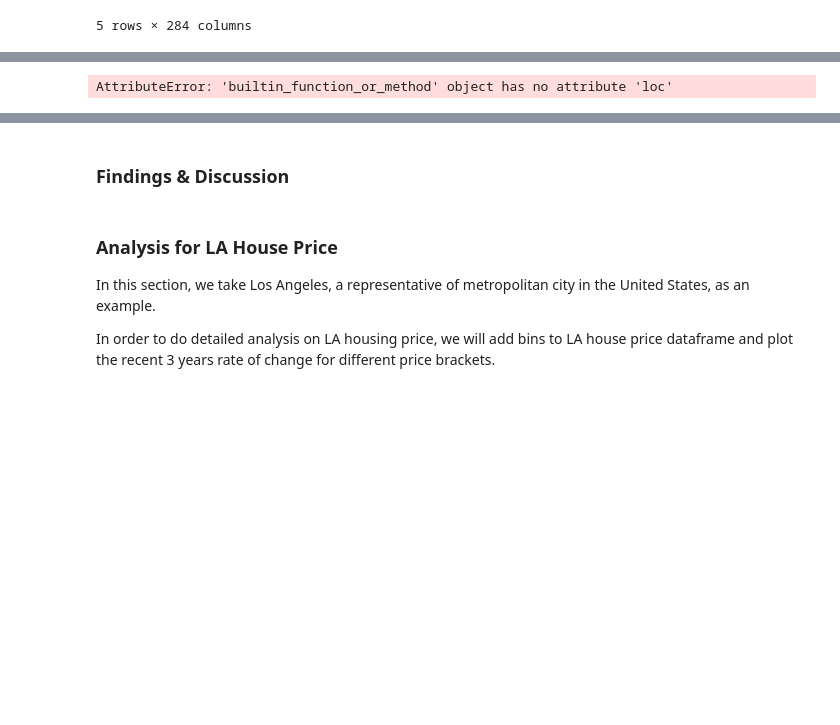
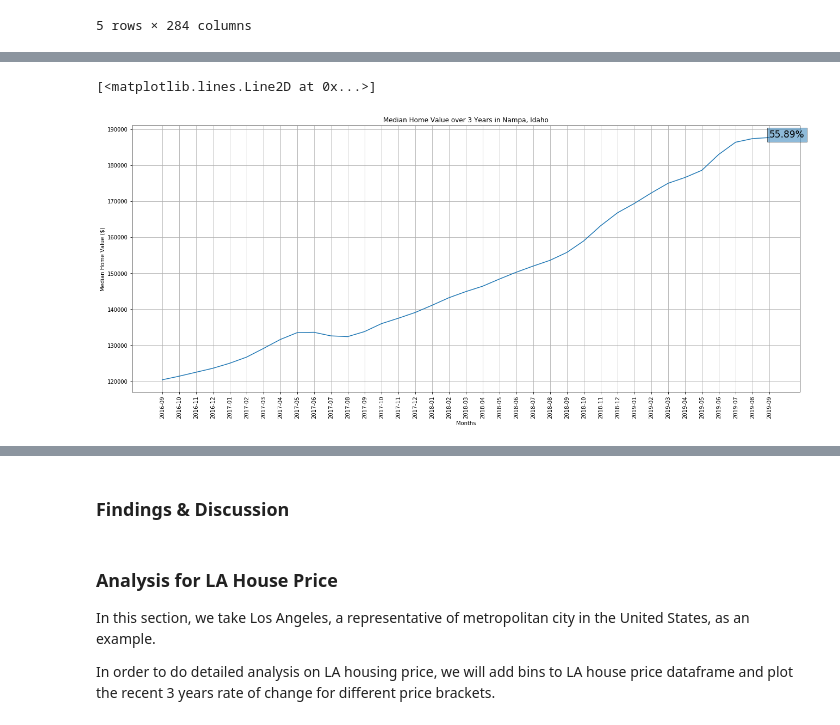
Before and after one commit to vitoperez117/Python-Project-US-Housing, a Jupyter notebook: US_housing_price/US_housing_price.ipynb, the cells around one changed output, grey strips where cells are left out. Cells and saved outputs as stored; diff of their text form; code cells hidden in the pictures; blank space fills up the shorter version.

```diff
--- a/US_housing_price/US_housing_price.ipynb
+++ b/US_housing_price/US_housing_price.ipynb
@@ -451,42 +449,49 @@ KeyError: 'Nampa'
     #Michigan: Detroit, Flint, Redford, Kalamazoo, Taylor
     #Tennesee: Knoxville, Memphis, Chattanooga, Johnson City, Bartlett
 
-#top_5_n_nampa = id.loc[[]]
-   #tn.groupby("RegionName").median().sort_values(by = "Rate of Change 3yr", ascending = False)
-top5_n_nampa_id = id.loc[id["City"] == "Nampa"]
-top5_n_boise_id = id.loc[id["City"] == "Boise"].sort_values(by = "Rate of Change 3yr", ascending = False).head()
+top5_n_nampa_id = d['ID'].loc[d['ID']["City"] == "Nampa"].sort_values(by = "Rate of Change 3yr", ascending = False).head()
+top5_n_boise_id = d['ID'].loc[d['ID']["City"] == "Boise"].sort_values(by = "Rate of Change 3yr", ascending = False).head()
 
-top5_n_sparta_sc = sc.loc[sc["City"] == "Spartanburg"].sort_values(by = "Rate of Change 3yr", ascending = False).head()
-top5_n_beaufort_sc = sc.loc[sc["City"] == "Beaufort"].sort_values(by = "Rate of Change 3yr", ascending = False).head()
-top5_n_charles_sc = sc.loc[sc["City"] == "Charleston"].sort_values(by = "Rate of Change 3yr", ascending = False).head()
-top5_n_columbia_sc = sc.loc[sc["City"] == "Columbia"].sort_values(by = "Rate of Change 3yr", ascending = False).head()
-top5_n_hilton_sc = sc.loc[sc["City"] == "Hilton Head Island"].sort_values(by = "Rate of Change 3yr", ascending = False).head()
+top5_n_sparta_sc = d['SC'].loc[d['SC']["City"] == "Spartanburg"].sort_values(by = "Rate of Change 3yr", ascending = False).head()
+top5_n_beaufort_sc = d['SC'].loc[d['SC']["City"] == "Beaufort"].sort_values(by = "Rate of Change 3yr", ascending = False).head()
+top5_n_charles_sc = d['SC'].loc[d['SC']["City"] == "Charleston"].sort_values(by = "Rate of Change 3yr", ascending = False).head()
+top5_n_columbia_sc = d['SC'].loc[d['SC']["City"] == "Columbia"].sort_values(by = "Rate of Change 3yr", ascending = False).head()
+top5_n_hilton_sc = d['SC'].loc[d['SC']["City"] == "Hilton Head Island"].sort_values(by = "Rate of Change 3yr", ascending = False).head()
 
-top5_n_ogden_ut = ut.loc[ut["City"] == "Ogden"].sort_values(by = "Rate of Change 3yr", ascending = False).head()
-top5_n_salt_ut = ut.loc[ut["City"] == "Salt Lake City"].sort_values(by = "Rate of Change 3yr", ascending = False).head()
-top5_n_logan_ut = ut.loc[ut["City"] == "Logan"].sort_values(by = "Rate of Change 3yr", ascending = False).head()
-top5_n_provo_ut = ut.loc[ut["City"] == "Provo"].sort_values(by = "Rate of Change 3yr", ascending = False).head()
-top5_n_orem_ut = ut.loc[ut["City"] == "Orem"].sort_values(by = "Rate of Change 3yr", ascending = False).head()
+top5_n_ogden_ut = d['UT'].loc[d['UT']["City"] == "Ogden"].sort_values(by = "Rate of Change 3yr", ascending = False).head()
+top5_n_salt_ut = d['UT'].loc[d['UT']["City"] == "Salt Lake City"].sort_values(by = "Rate of Change 3yr", ascending = False).head()
+top5_n_logan_ut = d['UT'].loc[d['UT']["City"] == "Logan"].sort_values(by = "Rate of Change 3yr", ascending = False).head()
+top5_n_provo_ut = d['UT'].loc[d['UT']["City"] == "Provo"].sort_values(by = "Rate of Change 3yr", ascending = False).head()
+top5_n_orem_ut = d['UT'].loc[d['UT']["City"] == "Orem"].sort_values(by = "Rate of Change 3yr", ascending = False).head()
 
-top5_n_detroit_mi = mi.loc[mi["City"] == "Detroit"].sort_values(by = "Rate of Change 3yr", ascending = False).head()
-top5_n_flint_mi = mi.loc[mi["City"] == "Flint"].sort_values(by = "Rate of Change 3yr", ascending = False).head()
-top5_n_redford_mi = mi.loc[mi["City"] == "Redford"].sort_values(by = "Rate of Change 3yr", ascending = False).head()
-top5_n_kalam_mi = mi.loc[mi["City"] == "Kalamazoo"].sort_values(by = "Rate of Change 3yr", ascending = False).head()
-top5_n_taylor_mi = mi.loc[mi["City"] == "Taylor"].sort_values(by = "Rate of Change 3yr", ascending = False).head()
+top5_n_detroit_mi = d['MI'].loc[d['MI']["City"] == "Detroit"].sort_values(by = "Rate of Change 3yr", ascending = False).head()
+top5_n_flint_mi = d['MI'].loc[d['MI']["City"] == "Flint"].sort_values(by = "Rate of Change 3yr", ascending = False).head()
+top5_n_redford_mi = d['MI'].loc[d['MI']["City"] == "Redford"].sort_values(by = "Rate of Change 3yr", ascending = False).head()
+top5_n_kalam_mi = d['MI'].loc[d['MI']["City"] == "Kalamazoo"].sort_values(by = "Rate of Change 3yr", ascending = False).head()
+top5_n_taylor_mi = d['MI'].loc[d['MI']["City"] == "Taylor"].sort_values(by = "Rate of Change 3yr", ascending = False).head()
 
-top5_n_knox_tn = tn.loc[tn["City"] == "Knoxville"].sort_values(by = "Rate of Change 3yr", ascending = False).head()
-top5_n_memph_tn = tn.loc[tn["City"] == "Memphis"].sort_values(by = "Rate of Change 3yr", ascending = False).head()
-top5_n_chatt_tn = tn.loc[tn["City"] == "Chattanooga"].sort_values(by = "Rate of Change 3yr", ascending = False).head()
-top5_n_johnc_tn = tn.loc[tn["City"] == "Johnson City"].sort_values(by = "Rate of Change 3yr", ascending = False).head()
-top5_n_bart_tn = tn.loc[tn["City"] == "Bartlett"].sort_values(by = "Rate of Change 3yr", ascending = False).head()
+top5_n_knox_tn = d['TN'].loc[d['TN']["City"] == "Knoxville"].sort_values(by = "Rate of Change 3yr", ascending = False).head()
+top5_n_memph_tn = d['TN'].loc[d['TN']["City"] == "Memphis"].sort_values(by = "Rate of Change 3yr", ascending = False).head()
+top5_n_chatt_tn = d['TN'].loc[d['TN']["City"] == "Chattanooga"].sort_values(by = "Rate of Change 3yr", ascending = False).head()
+top5_n_johnc_tn = d['TN'].loc[d['TN']["City"] == "Johnson City"].sort_values(by = "Rate of Change 3yr", ascending = False).head()
+top5_n_bart_tn = d['TN'].loc[d['TN']["City"] == "Bartlett"].sort_values(by = "Rate of Change 3yr", ascending = False).head()
-# %% [output]
-AttributeError: 'builtin_function_or_method' object has no attribute 'loc'
 # %%
 #Top 5 Neighborhoods Nampa, ID
 x_axis = top5_n_nampa_id.drop(["City","State","RegionName", "Rate of Change 10yr", "Rate of Change 3yr"], axis = 1).iloc[:,245:282].T.index
 y_axis_nam = top5_n_nampa_id.iloc[0,248:285]
 
 
 plt.figure(figsize = (22,9))
 plt.xticks(rotation = 90)
+
+plt.xlabel("Months")
+plt.ylabel("Median Home Value ($)")
+plt.title("Median Home Value over 3 Years in Nampa, Idaho")
+plt.grid()
+
+plt.text((max(x_axis)), (max(y_axis_nam)), "55.89%", fontsize = 17, bbox=dict(alpha=0.5))
+
 plt.plot(x_axis, y_axis_nam)
+# %% [output]
+[<matplotlib.lines.Line2D at 0x...>]
+[figure, added]
```
Also changed, not shown: parts of 14 cells of this notebook, 10 other files.
